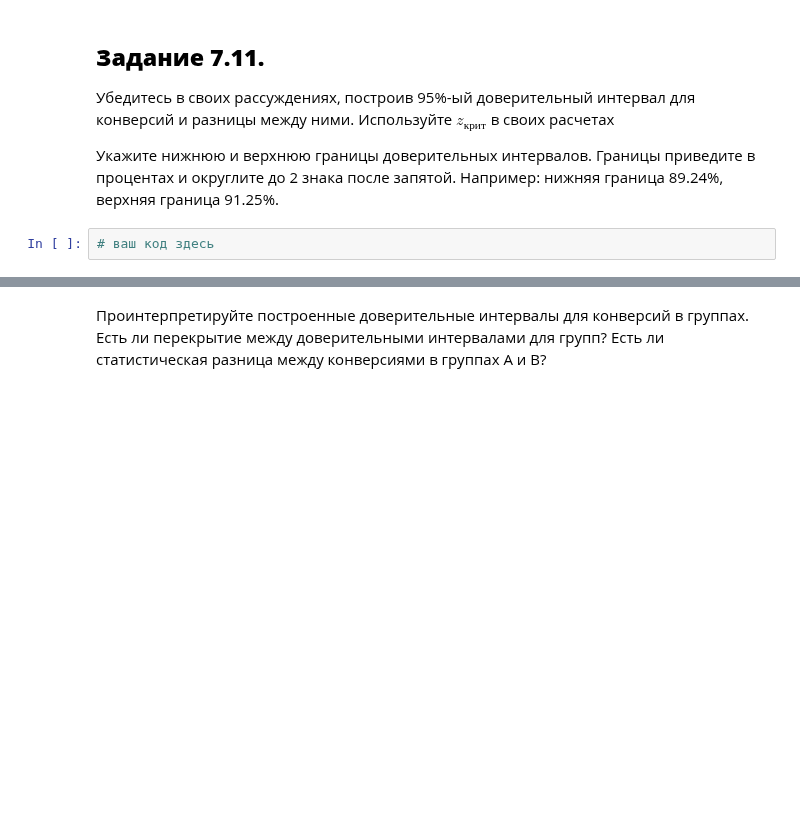
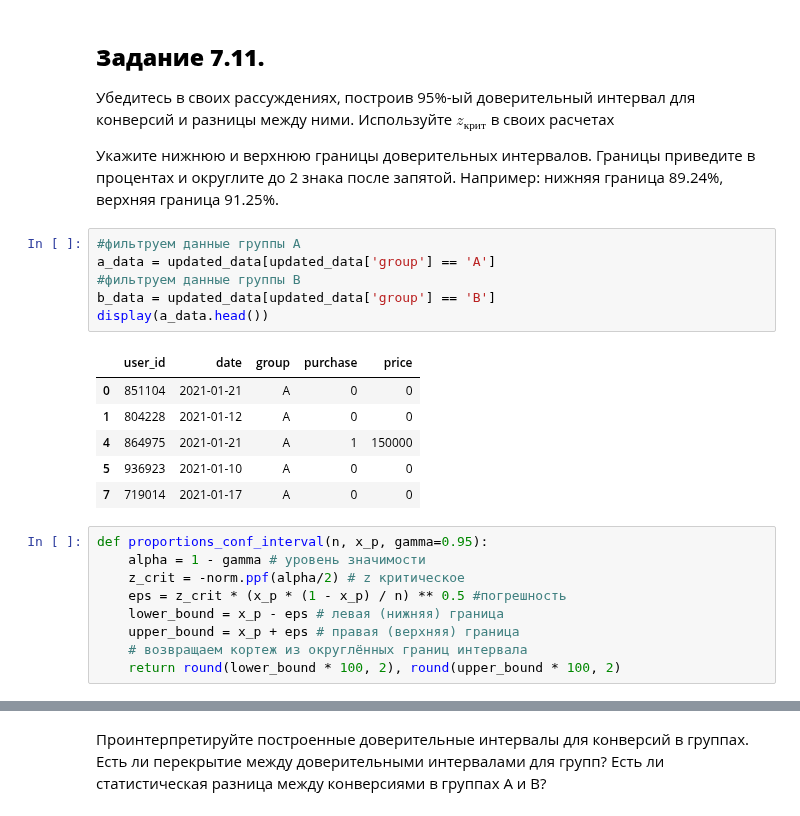
Before and after one commit to Novkozinin/SF_projects, a Jupyter notebook: HW-03_EDA_5_АВ_Тестирование/HW_EDA_5.ipynb, the cells around one changed output, grey strips where cells are left out. Saved outputs shown, nothing was run; the diff lists cells and outputs as text; blank space fills up the shorter version.

```diff
--- a/HW-03_EDA_5_АВ_Тестирование/HW_EDA_5.ipynb
+++ b/HW-03_EDA_5_АВ_Тестирование/HW_EDA_5.ipynb
@@ -334,5 +428,25 @@ daily_data.head()
 Убедитесь в своих рассуждениях, построив 95%-ый доверительный интервал для конверсий и разницы между ними. Используйте $z_{крит}$ в своих расчетах
 
 Укажите нижнюю и верхнюю границы доверительных интервалов. Границы приведите в процентах и округлите до 2 знака после запятой. Например: нижняя граница 89.24%, верхняя граница 91.25%.
+# %%
+#фильтруем данные группы А
+a_data = updated_data[updated_data['group'] == 'A']
+#фильтруем данные группы B
+b_data = updated_data[updated_data['group'] == 'B']
+display(a_data.head())
+# %% [output]
+|  | user_id | date | group | purchase | price |
+| 0 | 851104 | 2021-01-21 | A | 0 | 0 |
+| 1 | 804228 | 2021-01-12 | A | 0 | 0 |
+| 4 | 864975 | 2021-01-21 | A | 1 | 150000 |
+| 5 | 936923 | 2021-01-10 | A | 0 | 0 |
+| 7 | 719014 | 2021-01-17 | A | 0 | 0 |
 # %%
-# ваш код здесь
+def proportions_conf_interval(n, x_p, gamma=0.95):
+    alpha = 1 - gamma # уровень значимости
+    z_crit = -norm.ppf(alpha/2) # z критическое
+    eps = z_crit * (x_p * (1 - x_p) / n) ** 0.5 #погрешность
+    lower_bound = x_p - eps # левая (нижняя) граница
+    upper_bound = x_p + eps # правая (верхняя) граница
+    # возвращаем кортеж из округлённых границ интервала
+    return round(lower_bound * 100, 2), round(upper_bound * 100, 2)
```
Also changed, not shown: parts of 17 cells of this notebook.
